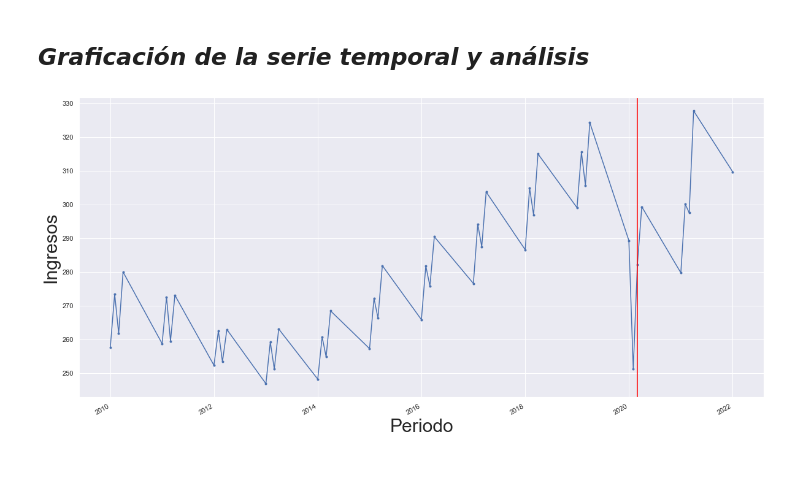
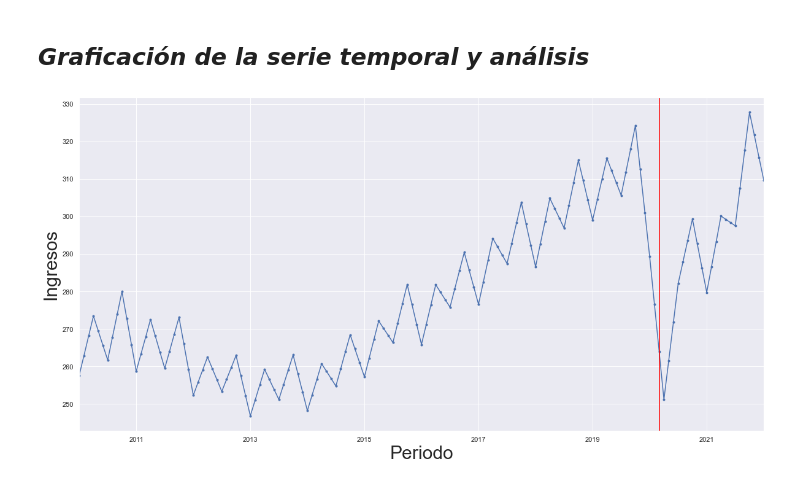
Before and after one commit to algoriv92/TFM, a Jupyter notebook: notebooks/df_pib.ipynb, the cells around one changed output. Saved outputs shown, nothing was run; the diff lists cells and outputs as text; code cells hidden in the pictures.

```diff
--- a/notebooks/df_pib.ipynb
+++ b/notebooks/df_pib.ipynb
@@ -66,5 +60,0 @@ df_pib.head()
-# %%
-df_pib['Periodo'] = df_pib['Periodo'].str.replace('T', '')
-df_pib['Periodo'] = pd.to_datetime(df_pib['Periodo'], format='%Y%m')
-df_pib = df_pib.set_index("Periodo")
-df_pib.head()
@@ -78,0 +61,4 @@ df_pib.head()
+# %%
+df_pib['Periodo'] = df_pib['Periodo'].str.replace('T', 'Q')
+df_pib['Periodo'] = pd.to_datetime(df_pib['Periodo'].str.replace(r'(Q\d) (\d+)', r'\2-\1'), errors= 'coerce')
+df_pib.head()
@@ -78,0 +72,4 @@ df_pib.head()
+# %%
+# convert to period
+df_pib['Periodo'] = pd.to_datetime(df_pib['Periodo']).dt.to_period('M')
+df_pib = df_pib.set_index('Periodo').resample('M').interpolate()
@@ -82,12 +96,12 @@ df_pib.head()
 # %%
 # Ploteamos nuestra serie temporal:
 sns.set(rc={'figure.figsize':(20, 10)})
-fig = df_pib['Total'].plot(marker='.')
+fig = df_pib.total.plot(marker='.')
 fig.set_ylabel('Ingresos', fontsize = 30)
 fig.axvline('2020-03-01', color = 'red', linewidth= 1.5)
 fig.set_xlabel('Periodo', fontsize = 30);
 # %% [output]
-[figure, old version]
+[figure, new version]
 # %%
 def split_and_summarize(dataframe, column, size, fn):
     ranges = []
```
Also changed, not shown: parts of 12 cells of this notebook, 3 other files.
